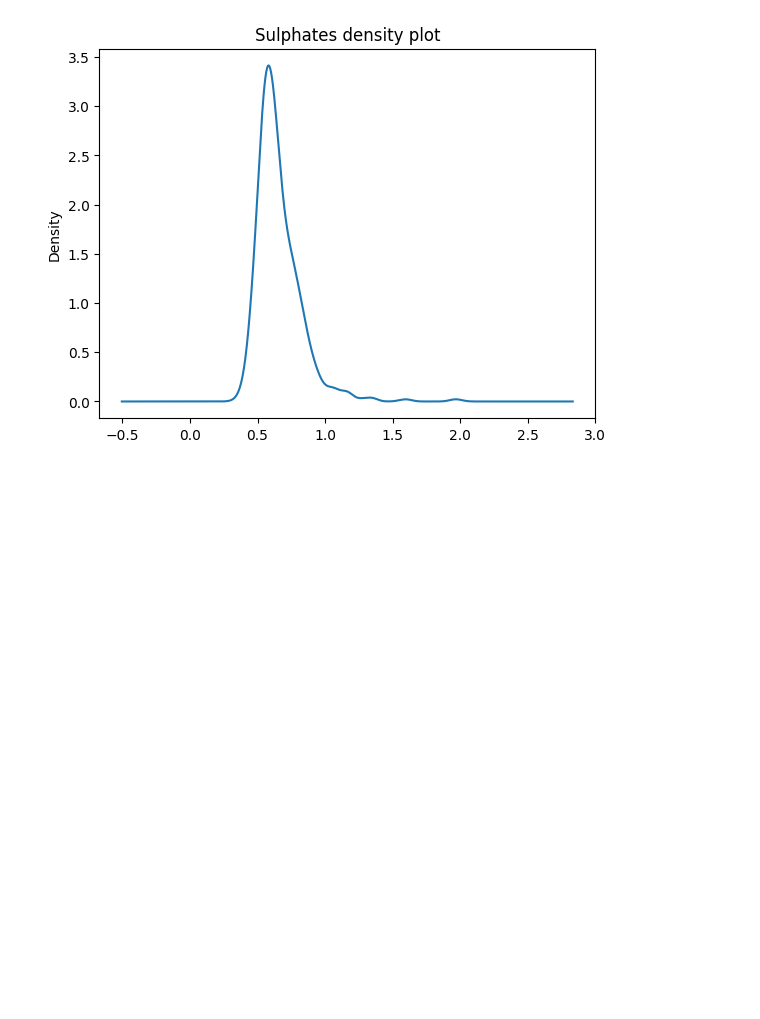
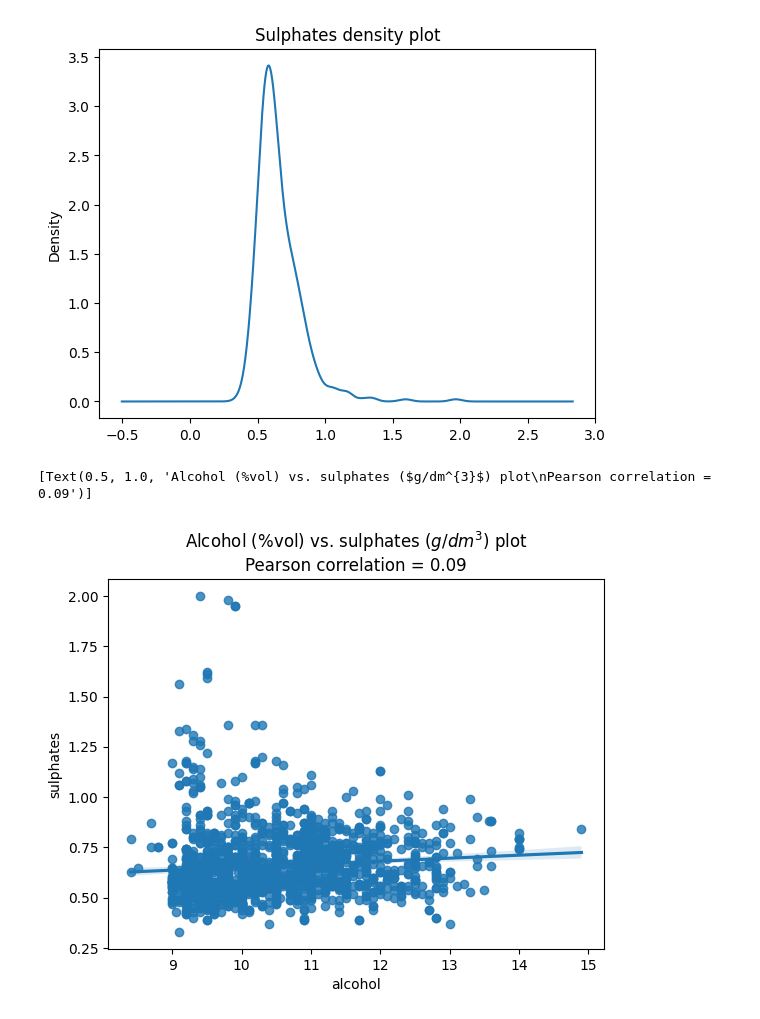
Before and after one commit to georgbasler/wine-quality, a Jupyter notebook: winequality.ipynb, the cells around one changed output. Drawn from its saved outputs; the diff is of its cells as text; code cells hidden in the pictures; blank space fills up the shorter version.

Commit message:
Added various graphs visualizing relationships between wine properties.

```diff
--- a/winequality.ipynb
+++ b/winequality.ipynb
@@ -26,3 +29,14 @@ df_wine['sulphates'].plot.box(title = 'Sulphates box plot');
 df_wine['sulphates'].plot.kde(title = 'Sulphates density plot');
 # %% [output]
 [figure]
+# %%
+# check relation between alcohol and sulphates
+corr = np.around(df_wine['alcohol'].corr(df_wine['sulphates']), decimals = 2)
+title = r'Alcohol (%vol) vs. sulphates ($g/dm^{3}$) plot' + '\nPearson correlation = ' + str(corr)
+# pandas plot
+#df_wine.plot.scatter(title = title, x = 'alcohol', y = 'sulphates');
+# seaborn plot with best fit
+sns.regplot(data = df_wine, x = 'alcohol', y = 'sulphates').set(title=title)
+# %% [output]
+[Text(0.5, 1.0, 'Alcohol (%vol) vs. sulphates ($g/dm^{3}$) plot\nPearson correlation = 0.09')]
+[figure, added]
```
Also changed, not shown: parts of 4 cells of this notebook.
